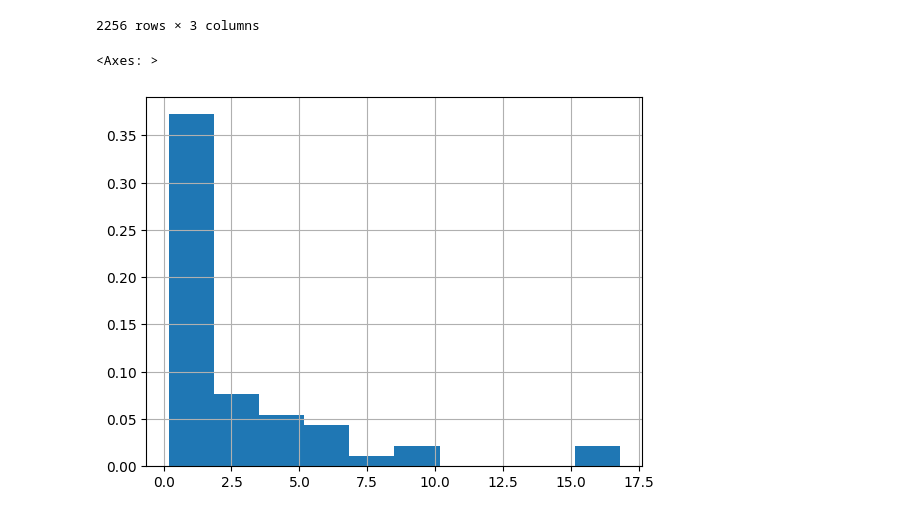
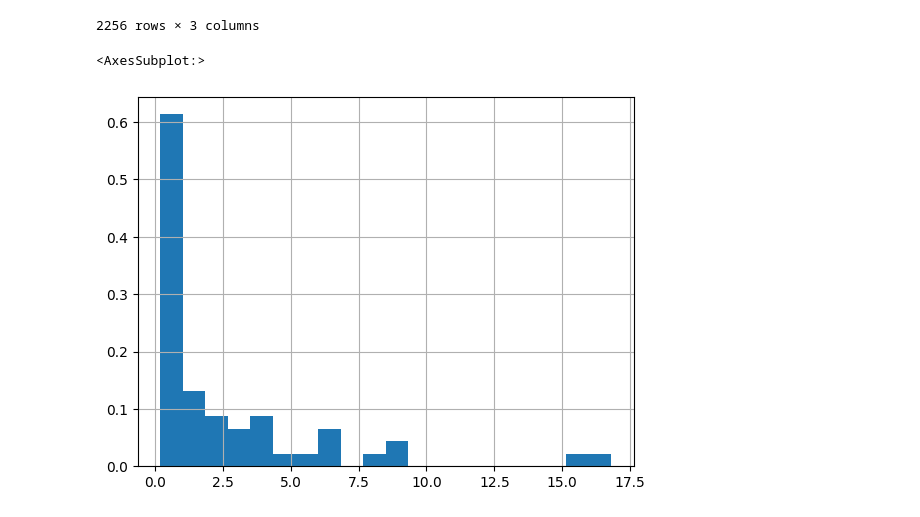
Before and after one commit to FollowingTheRabbit/Rain, a Jupyter notebook: src/analyse.ipynb, the cells around one changed output. Saved outputs shown, nothing was run; the diff lists cells and outputs as text; code cells hidden in the pictures.

```diff
--- a/src/analyse.ipynb
+++ b/src/analyse.ipynb
@@ -37,7 +37,7 @@ piezo_charge           0
 piezo_temperature      0
 dtype: int64
 # %%
-sensor_df['data'] = pd.to_datetime(sensor_df['Datetime – utc'], format='ISO8601')
+sensor_df['data'] = pd.to_datetime(sensor_df['Datetime – utc'])
 # %%
 sensor_df['data'] = sensor_df.data.astype(str).str.split('+',expand=True)[0]
 # %%
@@ -79,7 +79,8 @@ dados_df = pd.merge(sensor_df,estacao_df[['data','chuva']], on='data')
 # %%
 dados_df.dropna(inplace=True)
 # %%
-dados_df[~dados_df.chuva.eq(0)].chuva.hist(density=True)
+#dados_df.chuva.hist(density=True, bins=20)
+dados_df[~dados_df.chuva.eq(0)].chuva.hist(density=True, bins=20)
 # %% [output]
-<Axes: >
+<AxesSubplot:>
-[figure, old version]
+[figure, new version]
```
Also changed, not shown: parts of 32 cells of this notebook.
